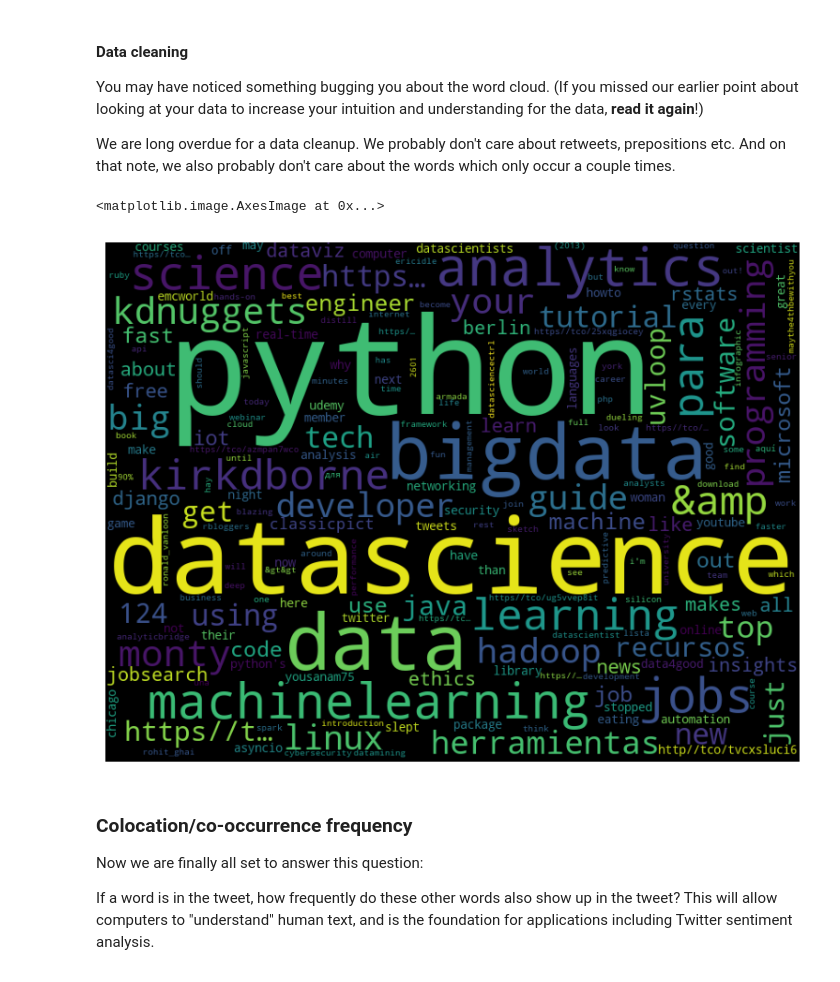
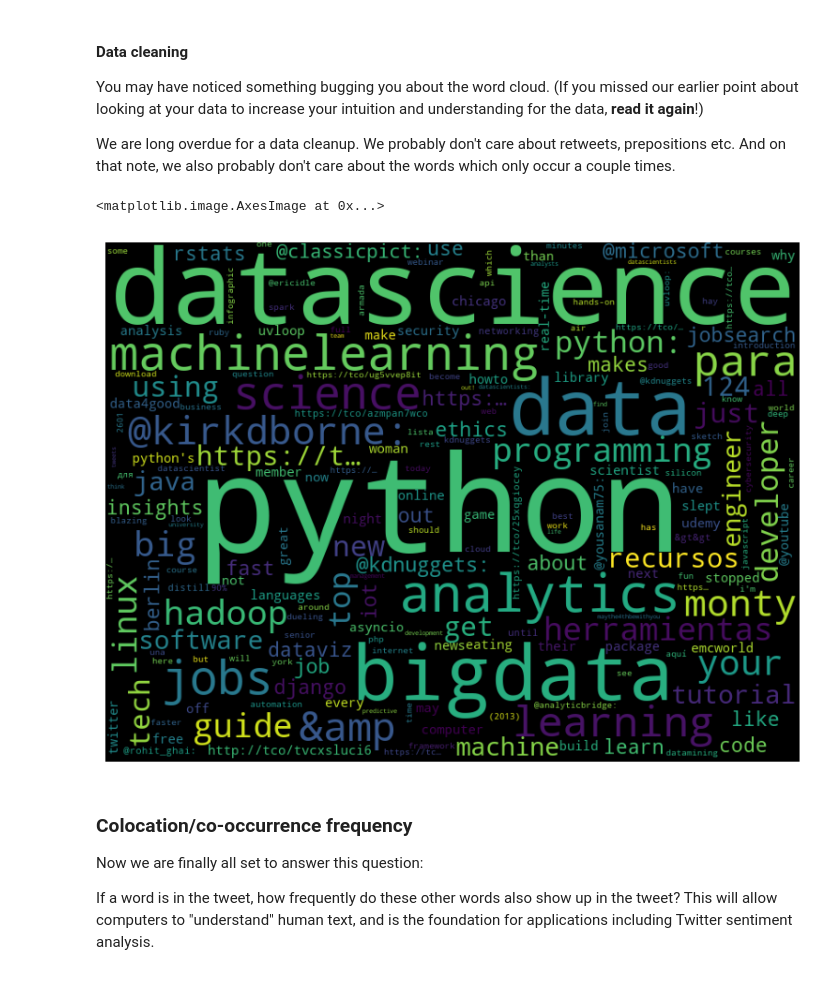
Before and after one commit to Talent-Co-Op/NLP-Workshop, a Jupyter notebook: notebooks/NLP.ipynb, the cells around one changed output. Saved outputs shown, nothing was run; the diff lists cells and outputs as text; code cells hidden in the pictures.

```diff
--- a/notebooks/NLP.ipynb
+++ b/notebooks/NLP.ipynb
@@ -42,7 +42,7 @@ There are many other different formats, but this is one of the simpler ways. Don
 # %%
 import pickle
 
-with open('./datasets/twitter_data.pkl', 'rb') as pickled_file:
+with open('../datasets/twitter_data.pkl', 'rb') as pickled_file:
     twitter_data = pickle.load(pickled_file)
 # %% [markdown]
 ## Data Exploration
@@ -269,34 +269,39 @@ We are long overdue for a data cleanup. We probably don't care about retweets, p
 # %%
 # Let's take out all hashtags (so that #python and python will be merged together)
 # and also make everything lower case (so that DataScience and datascience will be merged together)
+
+cleaned_tweets = []
+for tweet in tweets_text:
+    for symbol in '#,.;':
+        tweet = tweet.replace(symbol, '')
+    cleaned_tweets.append(tweet.lower())
+
 word_count = defaultdict(int)
-for tweet in tweets_text:
+for tweet in cleaned_tweets:
     for word in tweet.split():
-        for symbol in '@#,.:;':
-            word = word.replace(symbol, '')
-        word_count[word.lower()] += 1
+        word_count[word] += 1
 
 
 # Perhaps we should exclude the most common words,
 # like articles (the, a, ...), prepositions (on, by, ...) or some abreviations (rt - retweeted)
 # Here's one way to do that:
 exclude_words = {
     'rt', 'to', 'for', 'the', 'with', 'at', 'via', 'on', 'if', 'by', 'how', 'are', 'this', 'that',
     'do', 'into', 'or', '-', 'you', 'is', 'a', 'i', 'it', 'in', 'and', 'of', 'from', '&gt', 'when',
     'what', 'can', 'more', 'our'
 }
 
 word_count_filtered = {k: v for k, v in word_count.items() if k.lower() not in exclude_words}
 
 # Or for a more scalable way, why don't we also filter out all words with less than 3 characters
 word_count_cleaned = {k: v for k, v in word_count_filtered.items() if len(k) >= 3}
 
 wordcloud = WordCloud(width=800, height=600).generate_from_frequencies(Counter(word_count_cleaned))
 prettify()
 plt.imshow(wordcloud)
 # %% [output]
 <matplotlib.image.AxesImage at 0x...>
-[figure, old version]
+[figure, new version]
 # %% [markdown]
 ### Colocation/co-occurrence frequency
 
```
Also changed, not shown: parts of 28 cells of this notebook.
